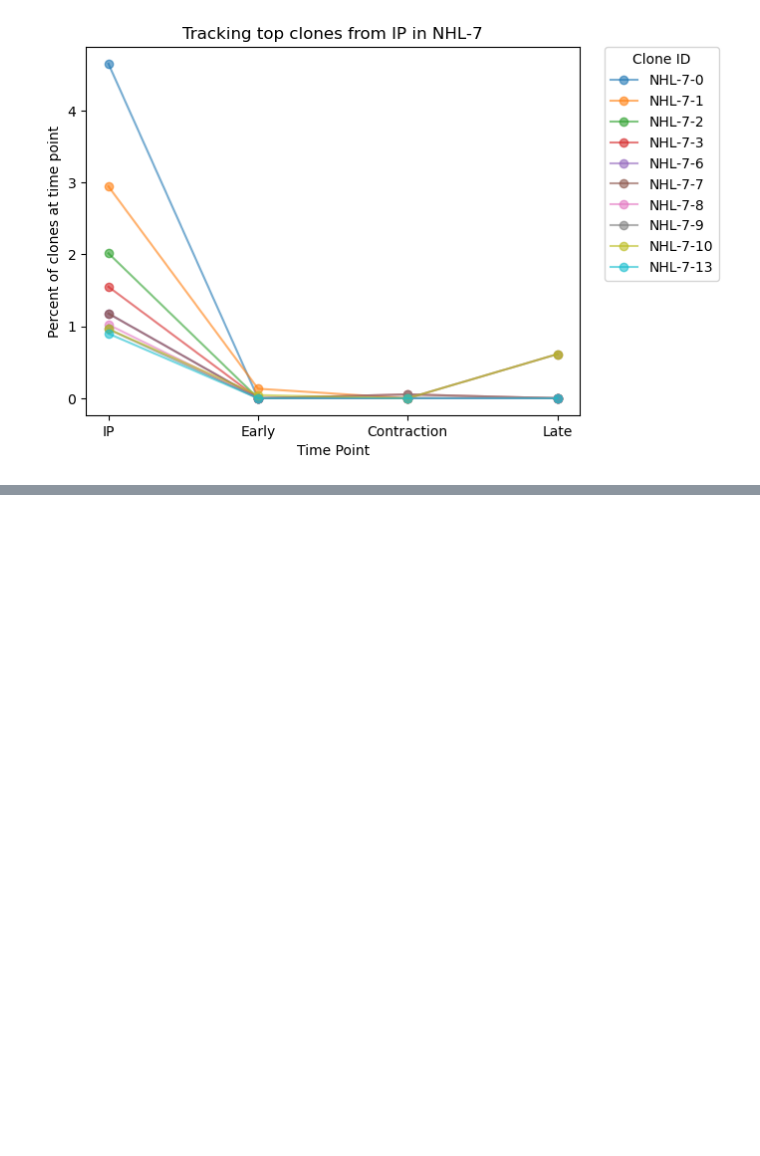
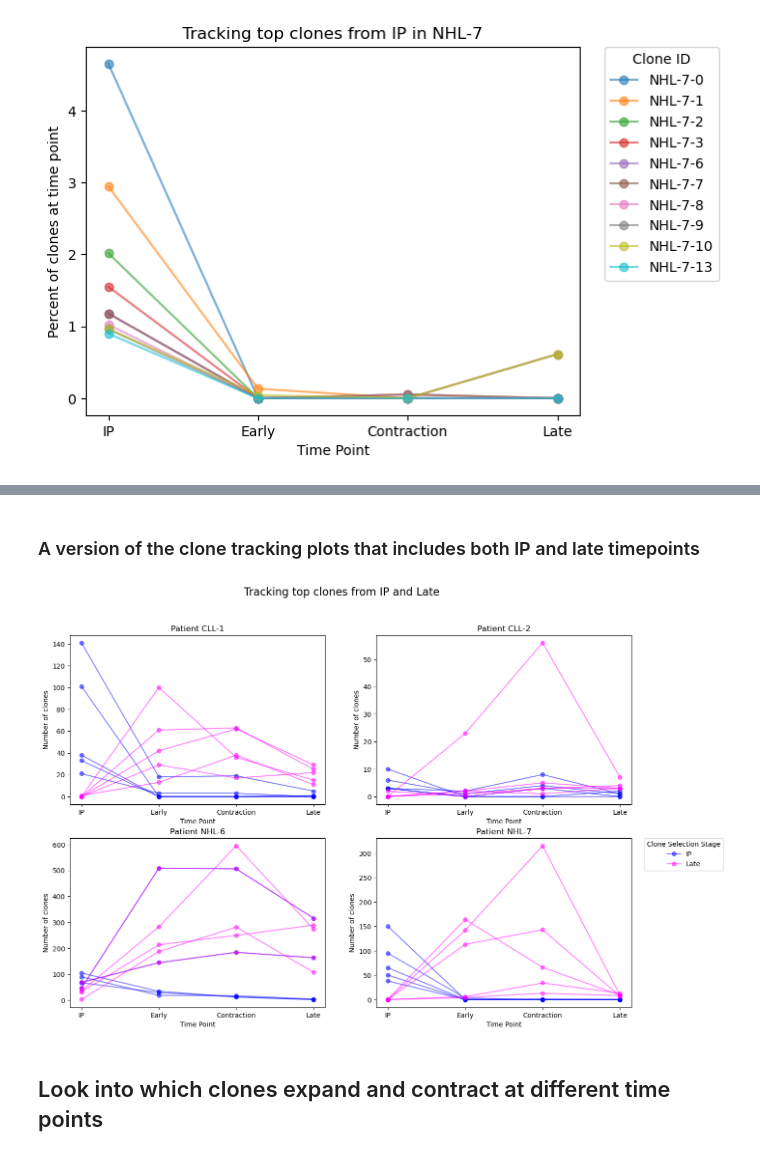
Before and after one commit to ElanaPearl/CAR_T_clonal_kinetics, a Jupyter notebook: tcr_clonality.ipynb, the cells around one changed output, grey strips where cells are left out. Drawn from its saved outputs; the diff is of its cells as text; code cells hidden in the pictures; blank space fills up the shorter version.

```diff
--- a/tcr_clonality.ipynb
+++ b/tcr_clonality.ipynb
@@ -99,0 +123,32 @@ for patient_id, patient_group in barcode_clones.groupby("patient_id"):
+# %% [markdown]
+### A version of the clone tracking plots that includes both IP and late timepoints
+# %%
+# make figure with 4 plots and one shared legend
+fig, axs = plt.subplots(2, 2, figsize=(15, 10))
+axs = axs.flatten()
+
+# set title for whole plot
+fig.suptitle("Tracking top clones from IP and Late", fontsize=16)
+
+for i, (patient_id, patient_group) in enumerate(barcode_clones.groupby("patient_id")):
+    top_clones_in_ip = patient_group.query("time_point_type == 'IP'")["clone_id"].value_counts().index[:5]
+    top_clones_in_late = patient_group.query("time_point_type == 'Late'")["clone_id"].value_counts().index[:5]
+    for state, clone in zip(["IP"]*5+["Late"]*5, list(top_clones_in_ip) + list(top_clones_in_late)):
+        clone_df = patient_group.query("clone_id == @clone").groupby("time_point_idx").count()["clone_id"]
+        for time_pt in [0,1,2,3]:
+            if time_pt not in clone_df.index:
+                clone_df.loc[time_pt] = 0
+        axs[i].plot(clone_df.sort_index(), label=state, marker="o", alpha=0.5, color="blue" if state == "IP" else "magenta")
+
+    axs[i].set_xticks([0, 1, 2, 3], ["IP", "Early", "Contraction", "Late"])
+    axs[i].set_xlabel("Time Point")
+    axs[i].set_ylabel("Number of clones")
+    axs[i].set_title(f"Patient {patient_id}")
+handles, labels = plt.gca().get_legend_handles_labels()
+by_label = dict(zip(labels, handles))
+plt.legend(by_label.values(), by_label.keys(), bbox_to_anchor=(1.05, 1), loc='upper left', borderaxespad=0., title="Clone Selection Stage")
+plt.show()
+# %% [output]
+[figure, added]
+# %% [markdown]
+## Look into which clones expand and contract at different time points
```
Also changed, not shown: parts of 11 cells of this notebook.
